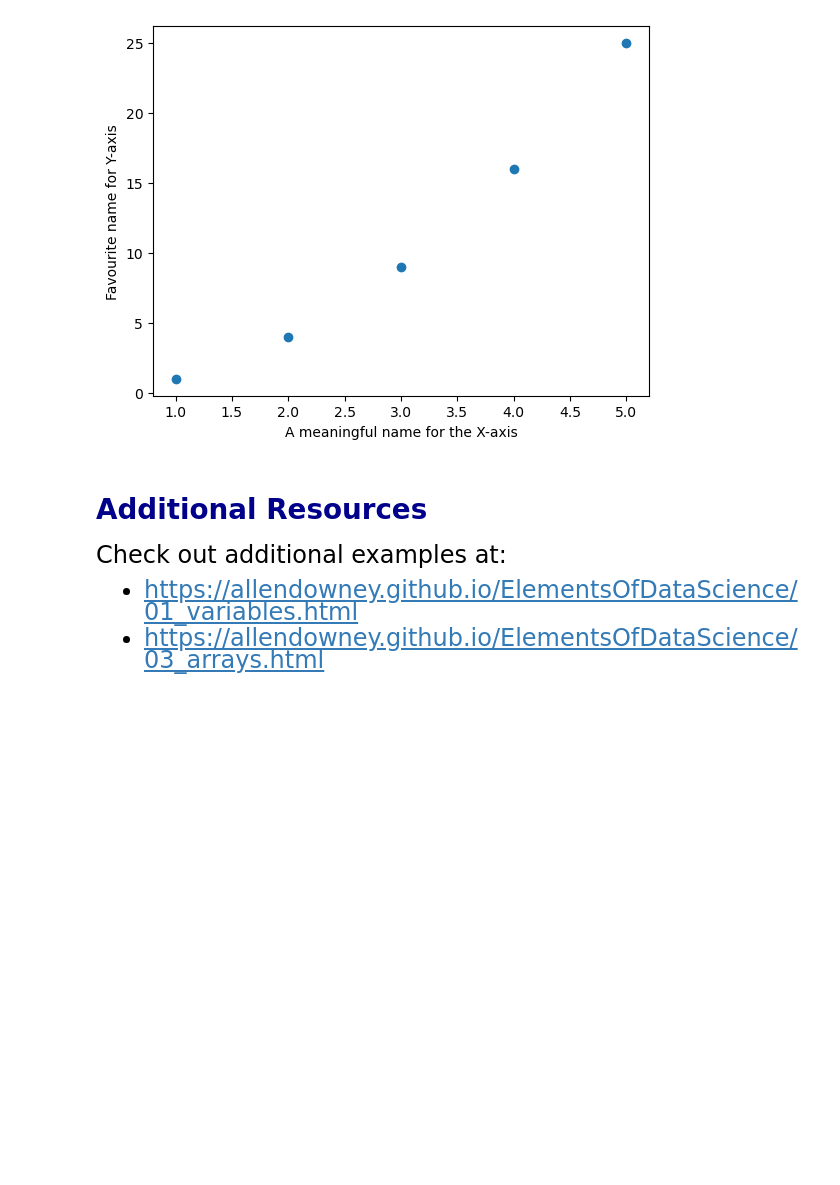
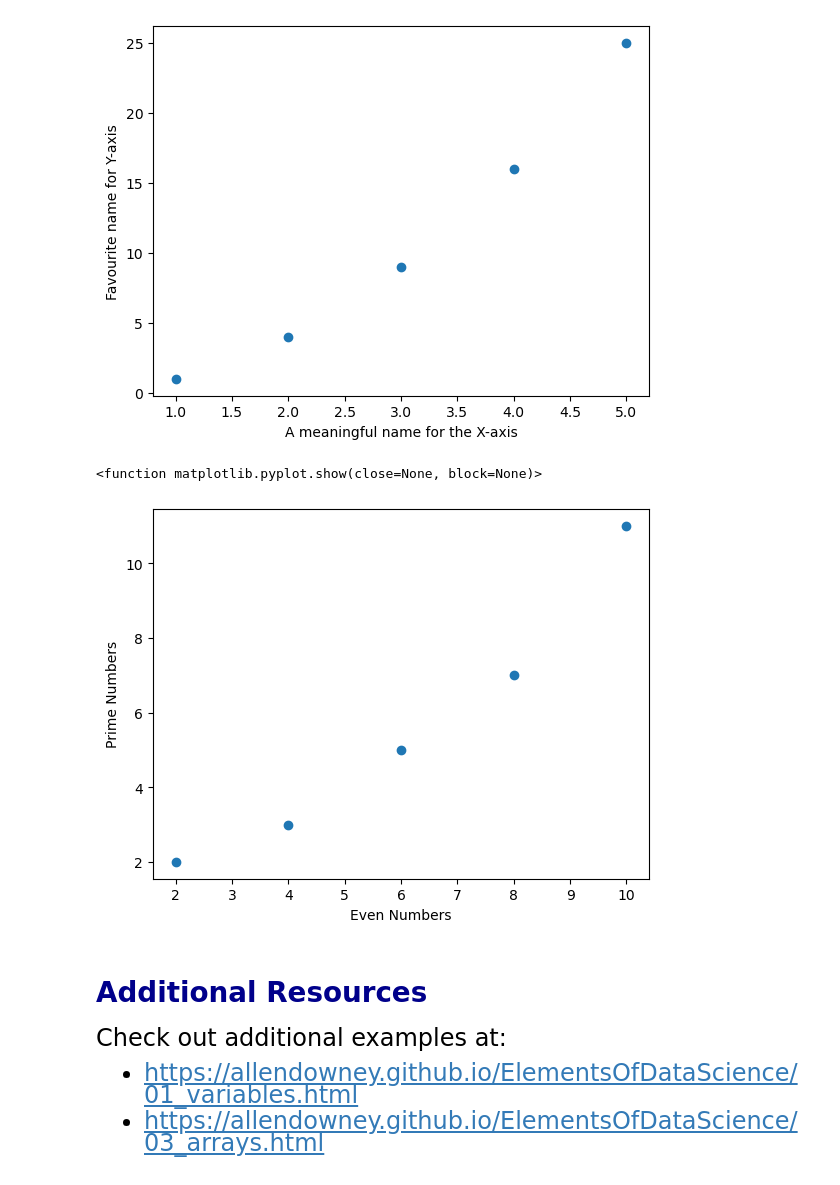
Before and after one commit to v-m-wang/QTM151_F23, a Jupyter notebook: lecture_02/lecture2_personal.ipynb, the cells around one changed output. Drawn from its saved outputs; the diff is of its cells as text; code cells hidden in the pictures; blank space fills up the shorter version.

```diff
--- a/lecture_02/lecture2_personal.ipynb
+++ b/lecture_02/lecture2_personal.ipynb
@@ -228,8 +228,14 @@ plt.show()
 # %%
 # Create a list with numbers, then create your own scatter plot
 list_even=[2,4,6,8,10]
-list_odd=[1,3,5,7,9]
-plt.
+list_prime=[2,3,5,7,11]
+plt.scatter(x=list_even,y=list_prime)
+plt.xlabel('Even Numbers')
+plt.ylabel('Prime Numbers')
+plt.show
+# %% [output]
+<function matplotlib.pyplot.show(close=None, block=None)>
+[figure, added]
 # %% [markdown]
 # <span style="color:darkblue"> Additional Resources </span>
 
```
Also changed, not shown: parts of 1 cell of this notebook.
